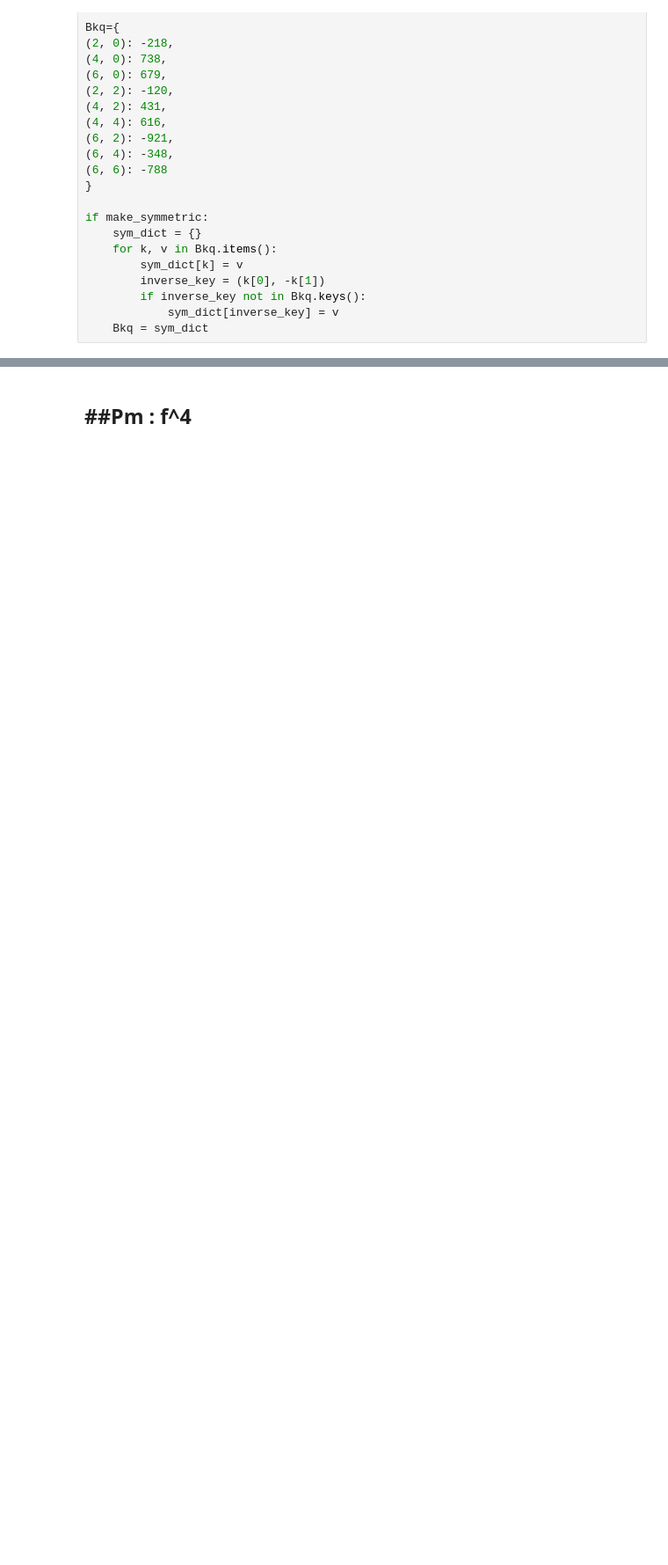
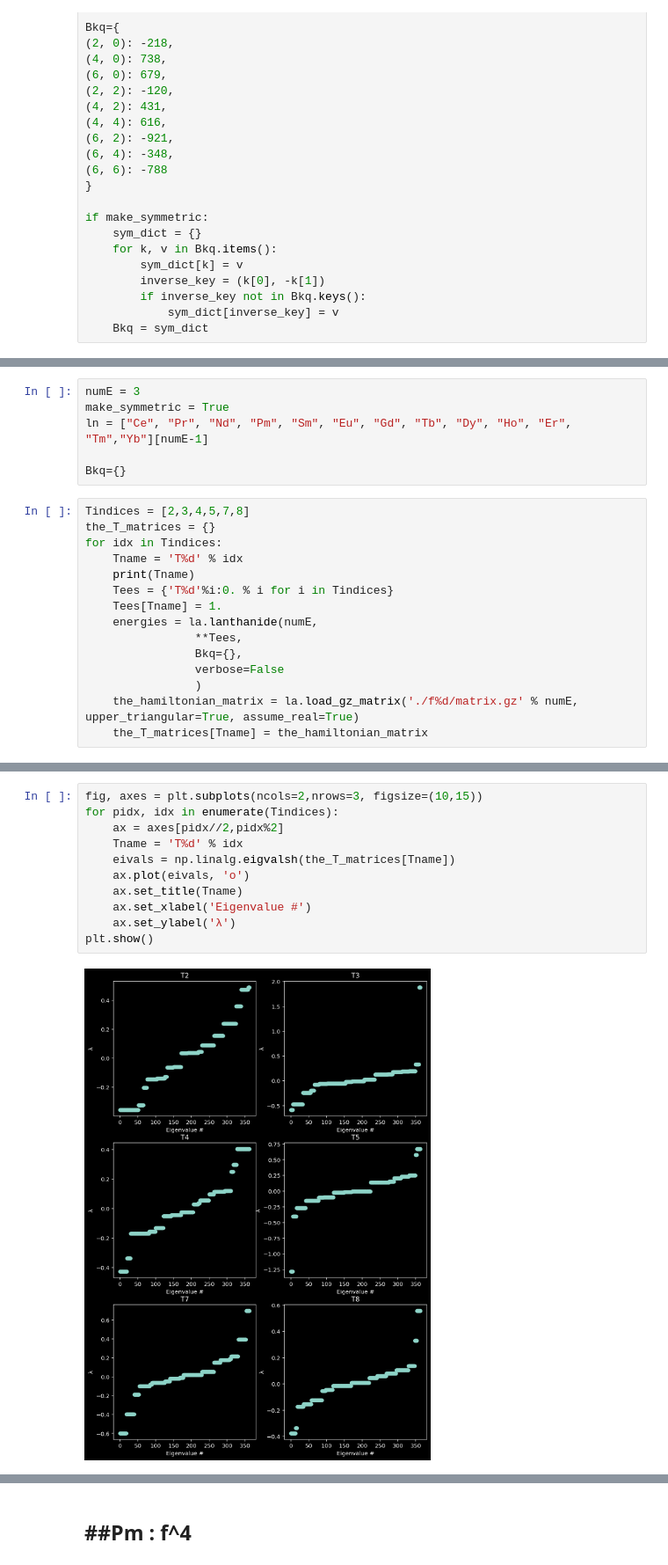
Before and after one commit to zia-lab/admz, a Jupyter notebook: admz.ipynb, the cells around one changed output, grey strips where cells are left out. Shown at 88% size. Cells and saved outputs as stored; diff of their text form; blank space fills up the shorter version.

```diff
--- a/admz.ipynb
+++ b/admz.ipynb
@@ -90,0 +238,21 @@ Saving eigenvalues ...
+# %%
+numE = 3
+make_symmetric = True
+ln = ["Ce", "Pr", "Nd", "Pm", "Sm", "Eu", "Gd", "Tb", "Dy", "Ho", "Er", "Tm","Yb"][numE-1]
+
+Bkq={}
+# %%
+Tindices = [2,3,4,5,7,8]
+the_T_matrices = {}
+for idx in Tindices:
+    Tname = 'T%d' % idx
+    print(Tname)
+    Tees = {'T%d'%i:0. % i for i in Tindices}
+    Tees[Tname] = 1.
+    energies = la.lanthanide(numE,
+                **Tees,
+                Bkq={},
+                verbose=False
+                )
+    the_hamiltonian_matrix = la.load_gz_matrix('./f%d/matrix.gz' % numE, upper_triangular=True, assume_real=True)
+    the_T_matrices[Tname] = the_hamiltonian_matrix
@@ -90,0 +279,13 @@ Saving eigenvalues ...
+# %%
+fig, axes = plt.subplots(ncols=2,nrows=3, figsize=(10,15))
+for pidx, idx in enumerate(Tindices):
+    ax = axes[pidx//2,pidx%2]
+    Tname = 'T%d' % idx
+    eivals = np.linalg.eigvalsh(the_T_matrices[Tname])
+    ax.plot(eivals, 'o')
+    ax.set_title(Tname)
+    ax.set_xlabel('Eigenvalue #')
+    ax.set_ylabel('λ')
+plt.show()
+# %% [output]
+[figure, added]
```
Also changed, not shown: parts of 21 cells of this notebook, 4 other files.
